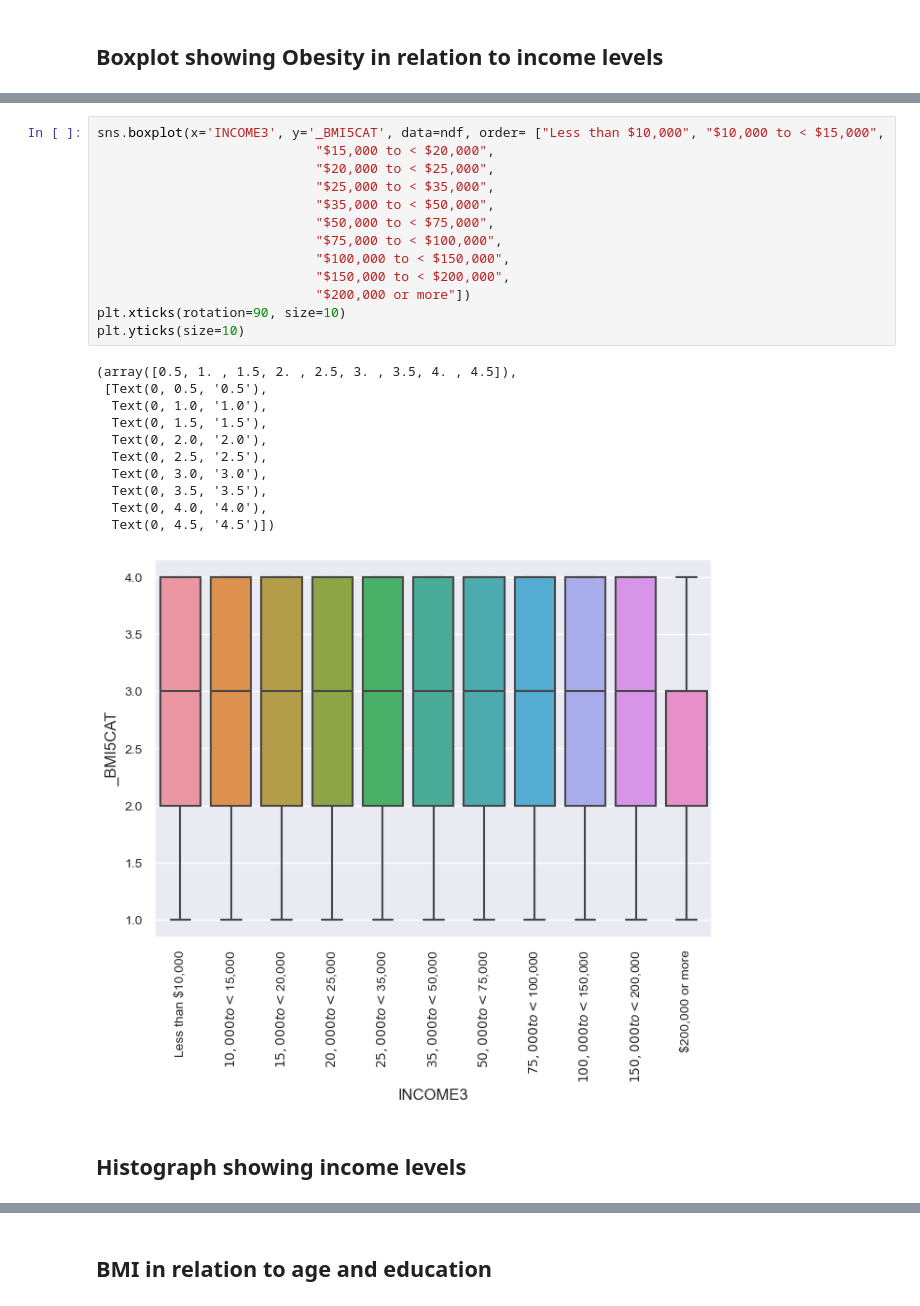
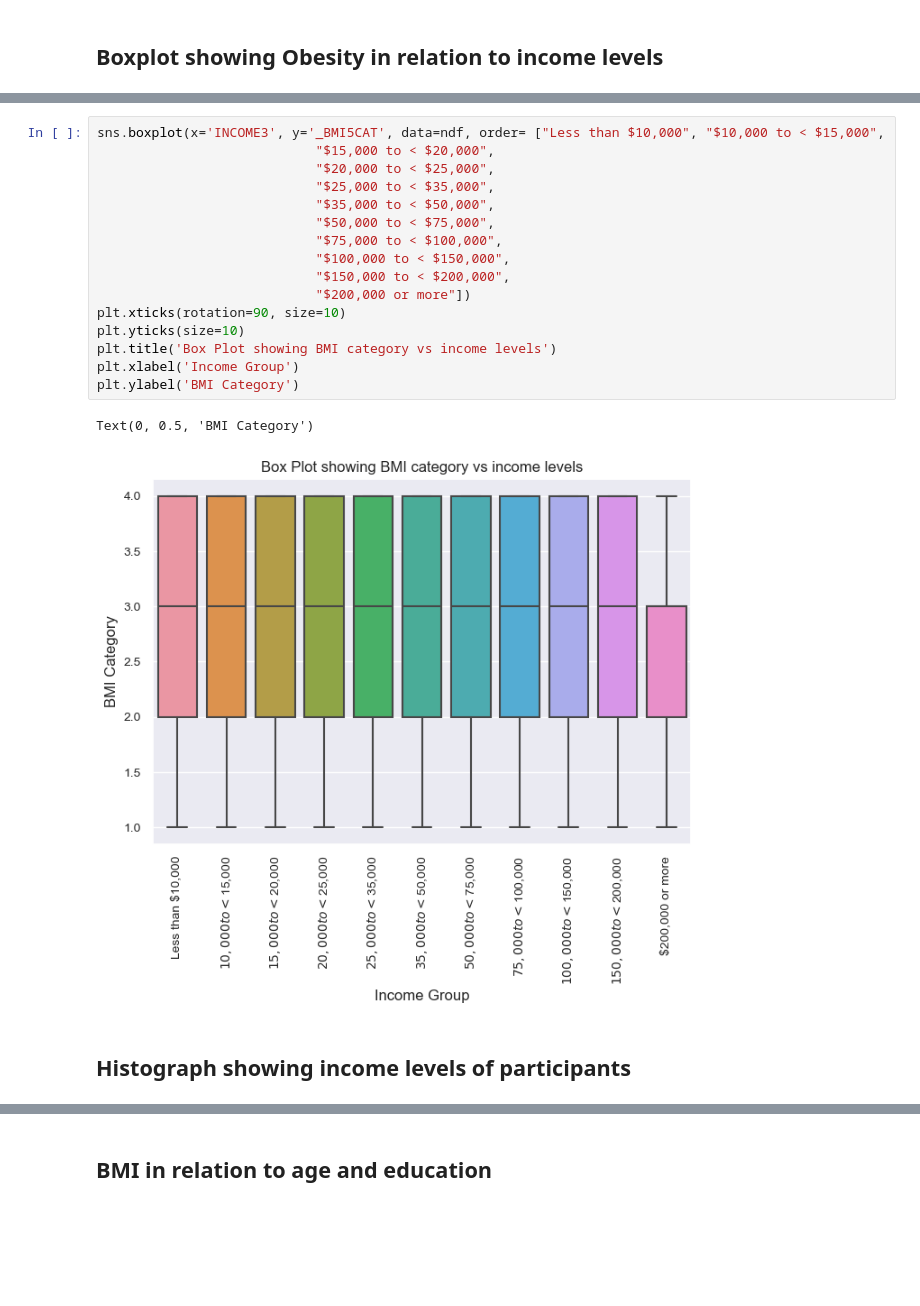
Before and after one commit to laurenc8/ds4a-obesity, a Jupyter notebook: TanishaEDA_V3.ipynb, the cells around one changed output, grey strips where cells are left out. Drawn from its saved outputs; the diff is of its cells as text; blank space fills up the shorter version.

```diff
--- a/TanishaEDA_V3.ipynb
+++ b/TanishaEDA_V3.ipynb
@@ -144,30 +180,24 @@ plt.yticks(size=10)
 # %%
 sns.boxplot(x='INCOME3', y='_BMI5CAT', data=ndf, order= ["Less than $10,000", "$10,000 to < $15,000",
                             "$15,000 to < $20,000",
                             "$20,000 to < $25,000",
                             "$25,000 to < $35,000",
                             "$35,000 to < $50,000",
                             "$50,000 to < $75,000",
                             "$75,000 to < $100,000",
                             "$100,000 to < $150,000",
                             "$150,000 to < $200,000",
                             "$200,000 or more"])
 plt.xticks(rotation=90, size=10)
 plt.yticks(size=10)
+plt.title('Box Plot showing BMI category vs income levels')
+plt.xlabel('Income Group')
+plt.ylabel('BMI Category')
 # %% [output]
-(array([0.5, 1. , 1.5, 2. , 2.5, 3. , 3.5, 4. , 4.5]),
- [Text(0, 0.5, '0.5'),
-  Text(0, 1.0, '1.0'),
-  Text(0, 1.5, '1.5'),
-  Text(0, 2.0, '2.0'),
-  Text(0, 2.5, '2.5'),
-  Text(0, 3.0, '3.0'),
-  Text(0, 3.5, '3.5'),
-  Text(0, 4.0, '4.0'),
-  Text(0, 4.5, '4.5')])
+Text(0, 0.5, 'BMI Category')
-[figure, old version]
+[figure, new version]
 # %% [markdown]
-## Histograph showing income levels
+## Histograph showing income levels of participants
 # %%
 sns.catplot(data=ndf, x='INCOME3', order= ["Less than $10,000", "$10,000 to < $15,000",
                             "$15,000 to < $20,000",
```
Also changed, not shown: parts of 38 cells of this notebook.
